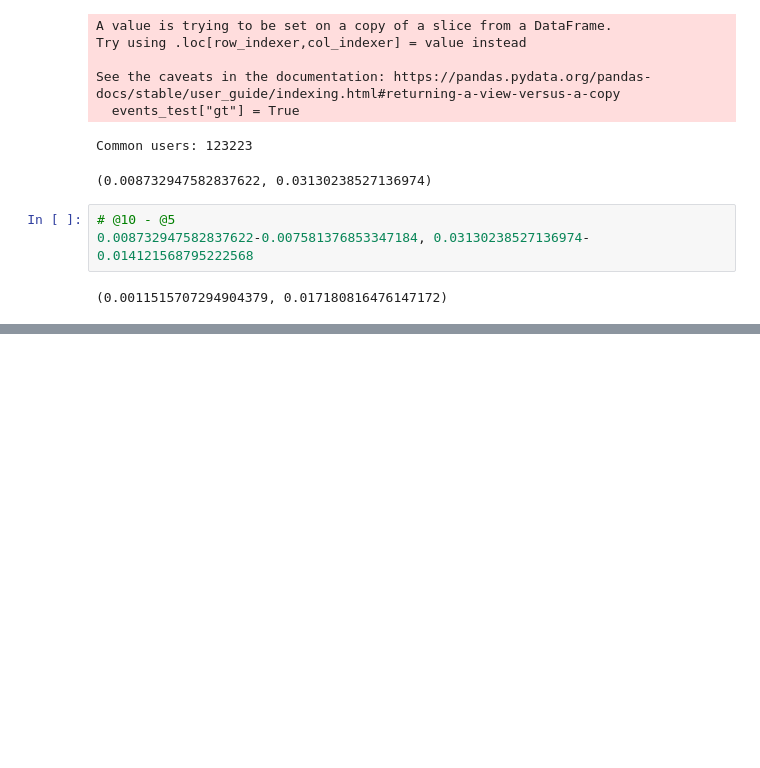
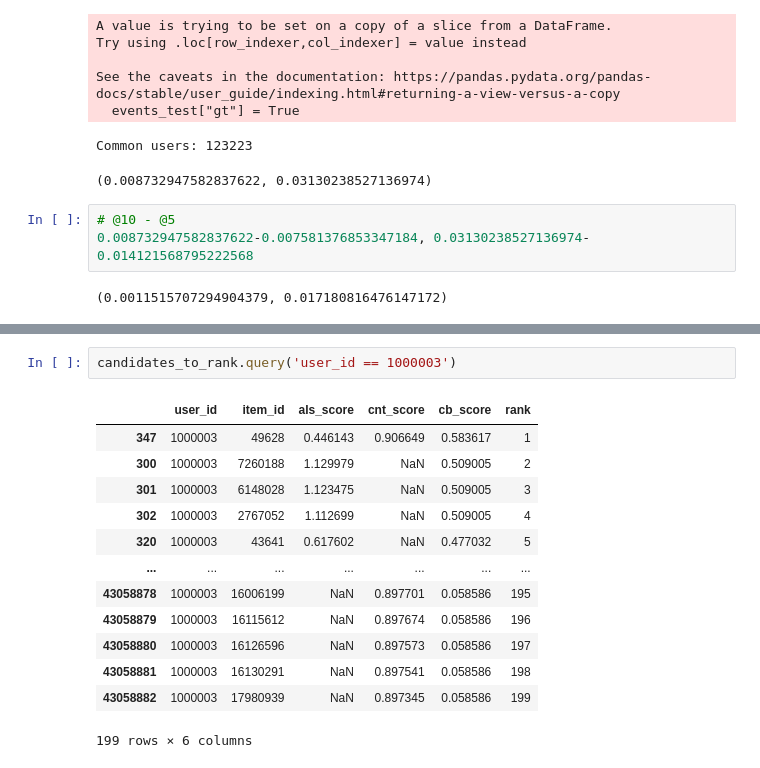
Before and after one commit to eleldar/mle-recsys-start, a Jupyter notebook: preprocessing.ipynb, the cells around one changed output, grey strips where cells are left out. Cells and saved outputs as stored; diff of their text form; blank space fills up the shorter version.

```diff
--- a/preprocessing.ipynb
+++ b/preprocessing.ipynb
@@ -1812,0 +2198,16 @@ Name: score, Length: 12660530, dtype: bool
+# %%
+candidates_to_rank.query('user_id == 1000003')
+# %% [output]
+|  | user_id | item_id | als_score | cnt_score | cb_score | rank |
+| 347 | 1000003 | 49628 | 0.446143 | 0.906649 | 0.583617 | 1 |
+| 300 | 1000003 | 7260188 | 1.129979 | NaN | 0.509005 | 2 |
+| 301 | 1000003 | 6148028 | 1.123475 | NaN | 0.509005 | 3 |
+| 302 | 1000003 | 2767052 | 1.112699 | NaN | 0.509005 | 4 |
+| 320 | 1000003 | 43641 | 0.617602 | NaN | 0.477032 | 5 |
+| ... | ... | ... | ... | ... | ... | ... |
+| 43058878 | 1000003 | 16006199 | NaN | 0.897701 | 0.058586 | 195 |
+| 43058879 | 1000003 | 16115612 | NaN | 0.897674 | 0.058586 | 196 |
+| 43058880 | 1000003 | 16126596 | NaN | 0.897573 | 0.058586 | 197 |
+| 43058881 | 1000003 | 16130291 | NaN | 0.897541 | 0.058586 | 198 |
+| 43058882 | 1000003 | 17980939 | NaN | 0.897345 | 0.058586 | 199 |
+199 rows × 6 columns
```
Also changed, not shown: parts of 71 cells of this notebook, 1 other file.
